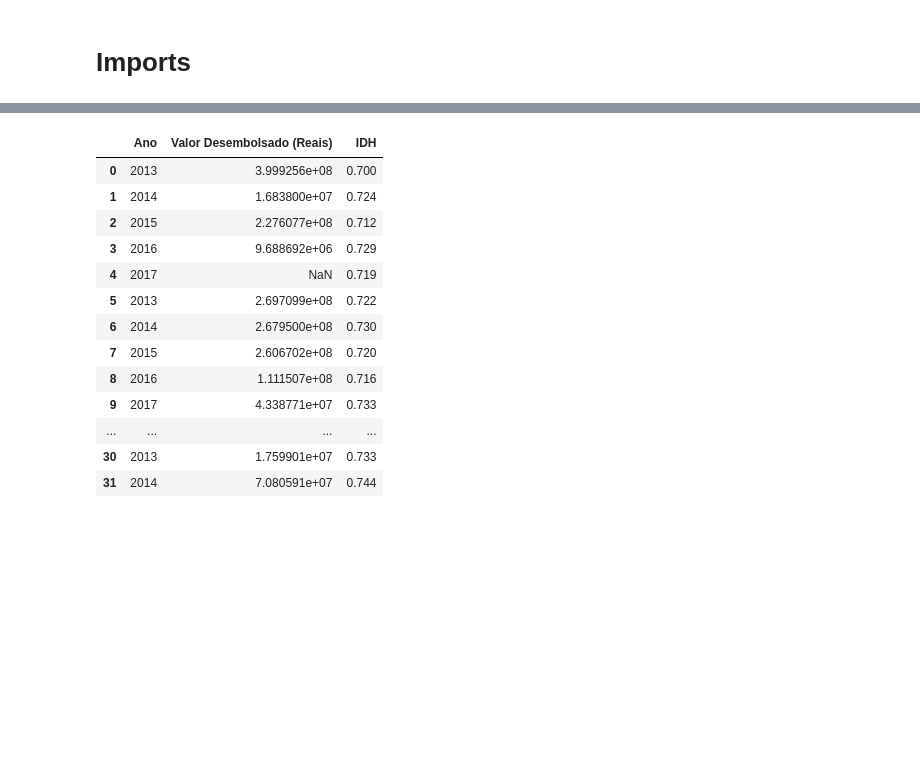
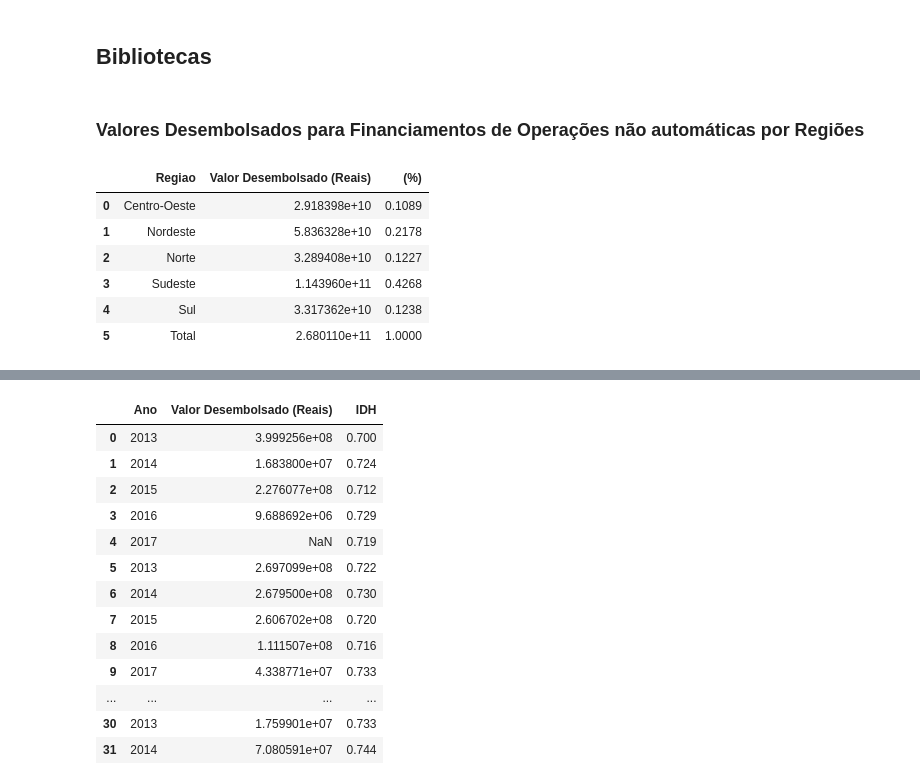
Before and after one commit to dayanacavalcante/BNDES-Dados-Abertos, a Jupyter notebook: Src/BNDES-Dados-Abertos.ipynb, the cells around one changed output, grey strips where cells are left out. Cells and saved outputs as stored; diff of their text form; code cells hidden in the pictures; blank space fills up the shorter version.

```diff
--- a/Src/BNDES-Dados-Abertos.ipynb
+++ b/Src/BNDES-Dados-Abertos.ipynb
@@ -1,5 +1,5 @@
 # %% [markdown]
-# Imports
+## Bibliotecas
 # %%
 import pandas as pd
 import numpy as np
@@ -7,3 +7,16 @@ import seaborn as sns
 import matplotlib.pyplot as plt
 from sklearn.linear_model import LinearRegression
 import statsmodels.api as sm
+# %% [markdown]
+### Valores Desembolsados para Financiamentos de Operações não automáticas por Regiões
+# %%
+regioes = pd.read_csv("C:\\Users\\RenanSardinha\\Documents\\Data Science\\Projects\\BNDES-Dados-Abertos\\Dados\\valor-desembolsado-por-regiao.csv")
+regioes
+# %% [output]
+|  | Regiao | Valor Desembolsado (Reais) | (%) |
+| 0 | Centro-Oeste | 2.918398e+10 | 0.1089 |
+| 1 | Nordeste | 5.836328e+10 | 0.2178 |
+| 2 | Norte | 3.289408e+10 | 0.1227 |
+| 3 | Sudeste | 1.143960e+11 | 0.4268 |
+| 4 | Sul | 3.317362e+10 | 0.1238 |
+| 5 | Total | 2.680110e+11 | 1.0000 |
```
Also changed, not shown: parts of 6 cells of this notebook, 3 other files.
